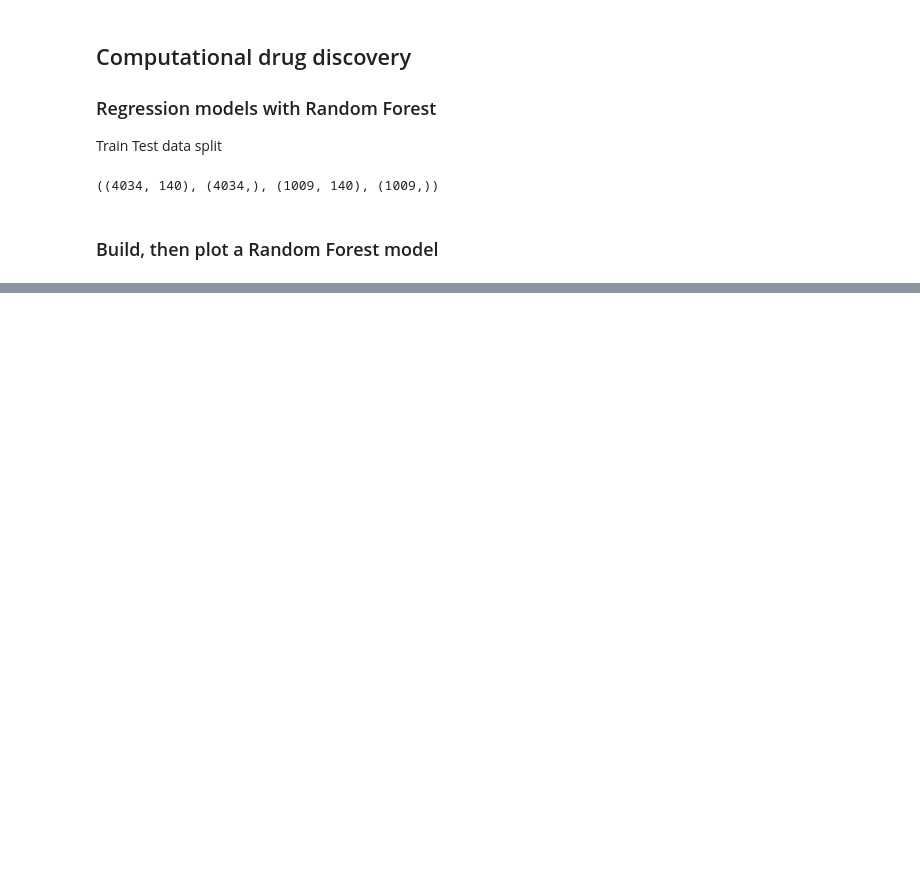
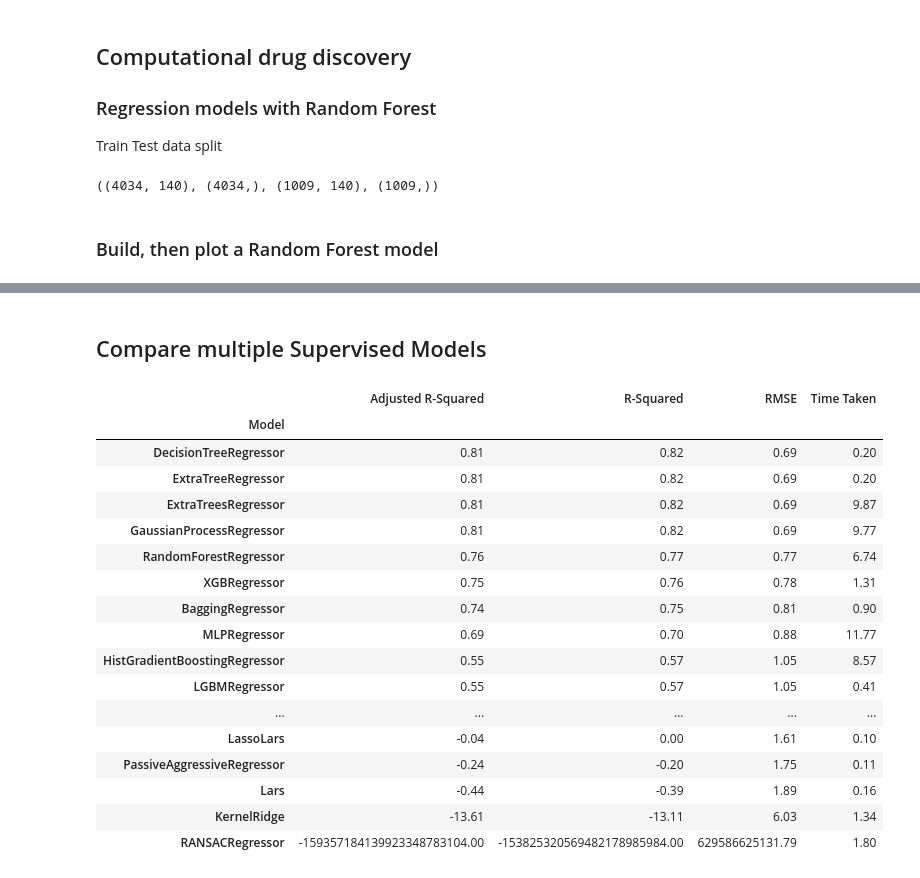
Before and after one commit to cory-walker/bitesize-bioinformatics, a Jupyter notebook: bitesize-bioinformatics.ipynb, the cells around one changed output, grey strips where cells are left out. Cells and saved outputs as stored; diff of their text form; code cells hidden in the pictures; blank space fills up the shorter version.

```diff
--- a/bitesize-bioinformatics.ipynb
+++ b/bitesize-bioinformatics.ipynb
@@ -253,3 +258,5 @@ y_pred = model.predict(x_test)
 fig = px.scatter(x=y_test,y=y_pred, opacity=0.4, trendline="ols", height=400, width=400)
 fig.update_layout(xaxis_title="Experimental pIC50", yaxis_title="Predicted pIC50")
 fig.show()
+# %% [markdown]
+## Compare multiple Supervised Models
@@ -255,0 +265,23 @@ fig.show()
+# %%
+models_train,predictions_train = LazyRegressor(verbose=0, ignore_warnings=True, custom_metric=None).fit(x_train, x_train, y_train, y_train)
+# %%
+predictions_train
+# %% [output]
+|  | Adjusted R-Squared | R-Squared | RMSE | Time Taken |
+| Model |  |  |  |  |
+| DecisionTreeRegressor | 0.81 | 0.82 | 0.69 | 0.20 |
+| ExtraTreeRegressor | 0.81 | 0.82 | 0.69 | 0.20 |
+| ExtraTreesRegressor | 0.81 | 0.82 | 0.69 | 9.87 |
+| GaussianProcessRegressor | 0.81 | 0.82 | 0.69 | 9.77 |
+| RandomForestRegressor | 0.76 | 0.77 | 0.77 | 6.74 |
+| XGBRegressor | 0.75 | 0.76 | 0.78 | 1.31 |
+| BaggingRegressor | 0.74 | 0.75 | 0.81 | 0.90 |
+| MLPRegressor | 0.69 | 0.70 | 0.88 | 11.77 |
+| HistGradientBoostingRegressor | 0.55 | 0.57 | 1.05 | 8.57 |
+| LGBMRegressor | 0.55 | 0.57 | 1.05 | 0.41 |
+| ... | ... | ... | ... | ... |
+| LassoLars | -0.04 | 0.00 | 1.61 | 0.10 |
+| PassiveAggressiveRegressor | -0.24 | -0.20 | 1.75 | 0.11 |
+| Lars | -0.44 | -0.39 | 1.89 | 0.16 |
+| KernelRidge | -13.61 | -13.11 | 6.03 | 1.34 |
+| RANSACRegressor | -159357184139923348783104.00 | -153825320569482178985984.00 | 629586625131.79 | 1.80 |
```
Also changed, not shown: parts of 9 cells of this notebook.
